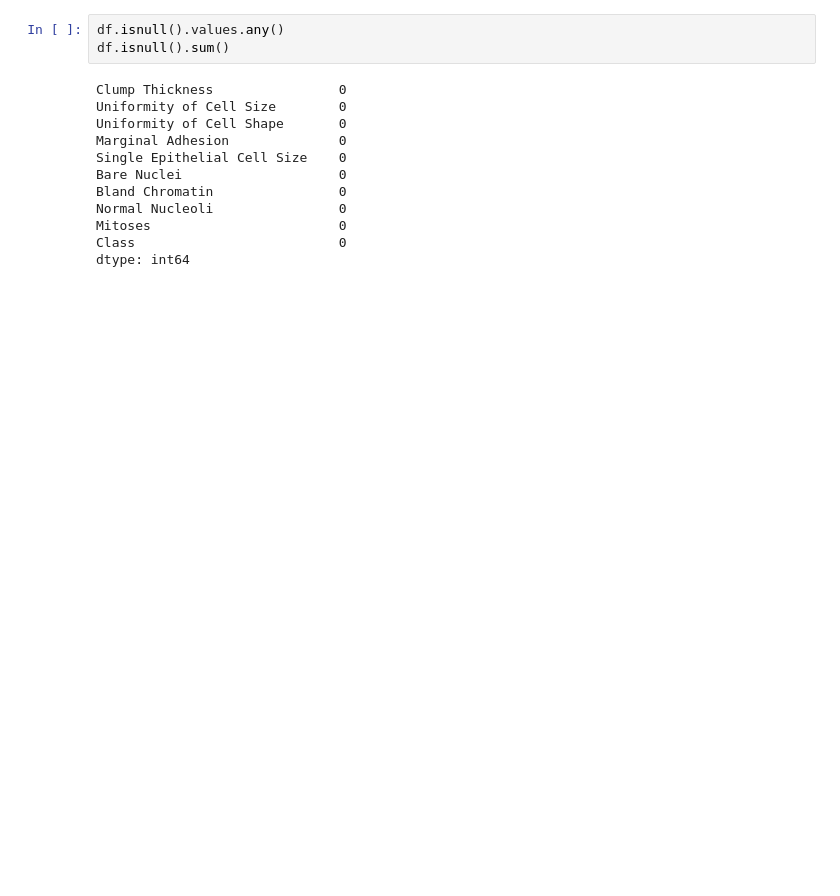
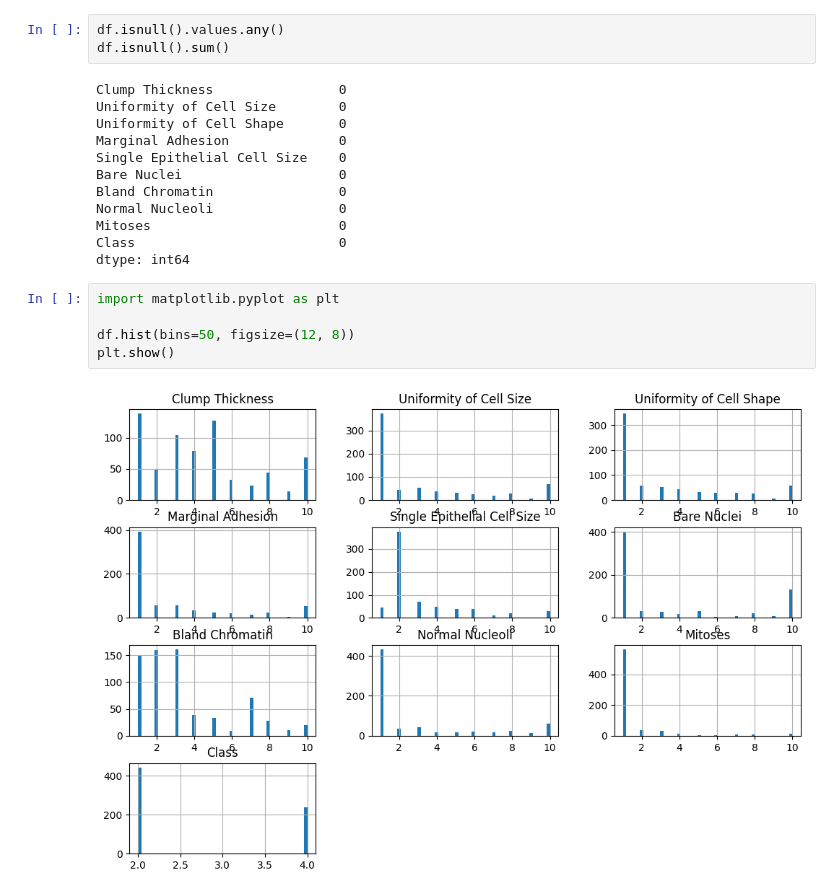
Before and after one commit to iggyw1g/Breast-Cancer-Classification-Project, a Jupyter notebook: finalproject.ipynb, the cells around one changed output. Saved outputs shown, nothing was run; the diff lists cells and outputs as text; blank space fills up the shorter version.

```diff
--- a/finalproject.ipynb
+++ b/finalproject.ipynb
@@ -42,3 +42,10 @@ Normal Nucleoli                0
 Mitoses                        0
 Class                          0
 dtype: int64
+# %%
+import matplotlib.pyplot as plt
+
+df.hist(bins=50, figsize=(12, 8))
+plt.show()
+# %% [output]
+[figure, added]
```
Also changed, not shown: parts of 2 cells of this notebook.
